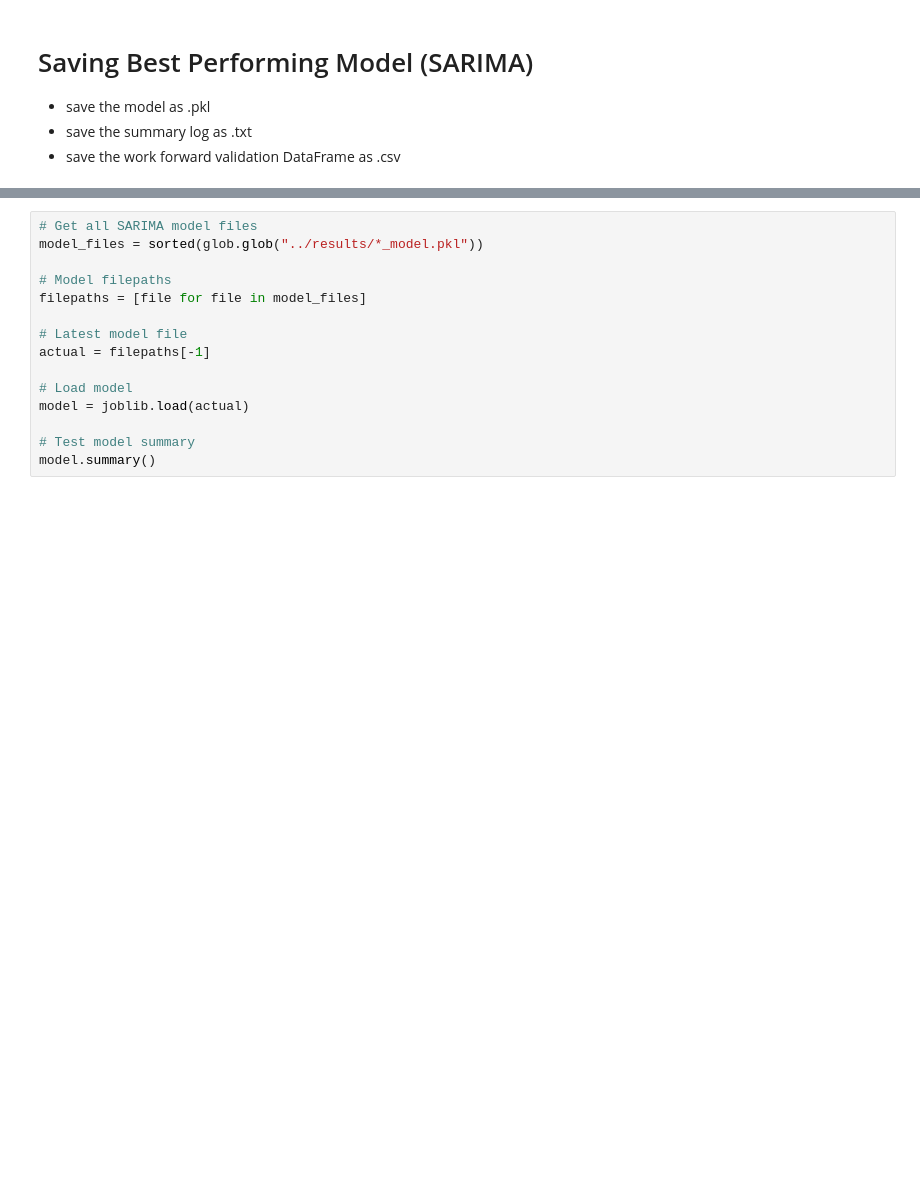
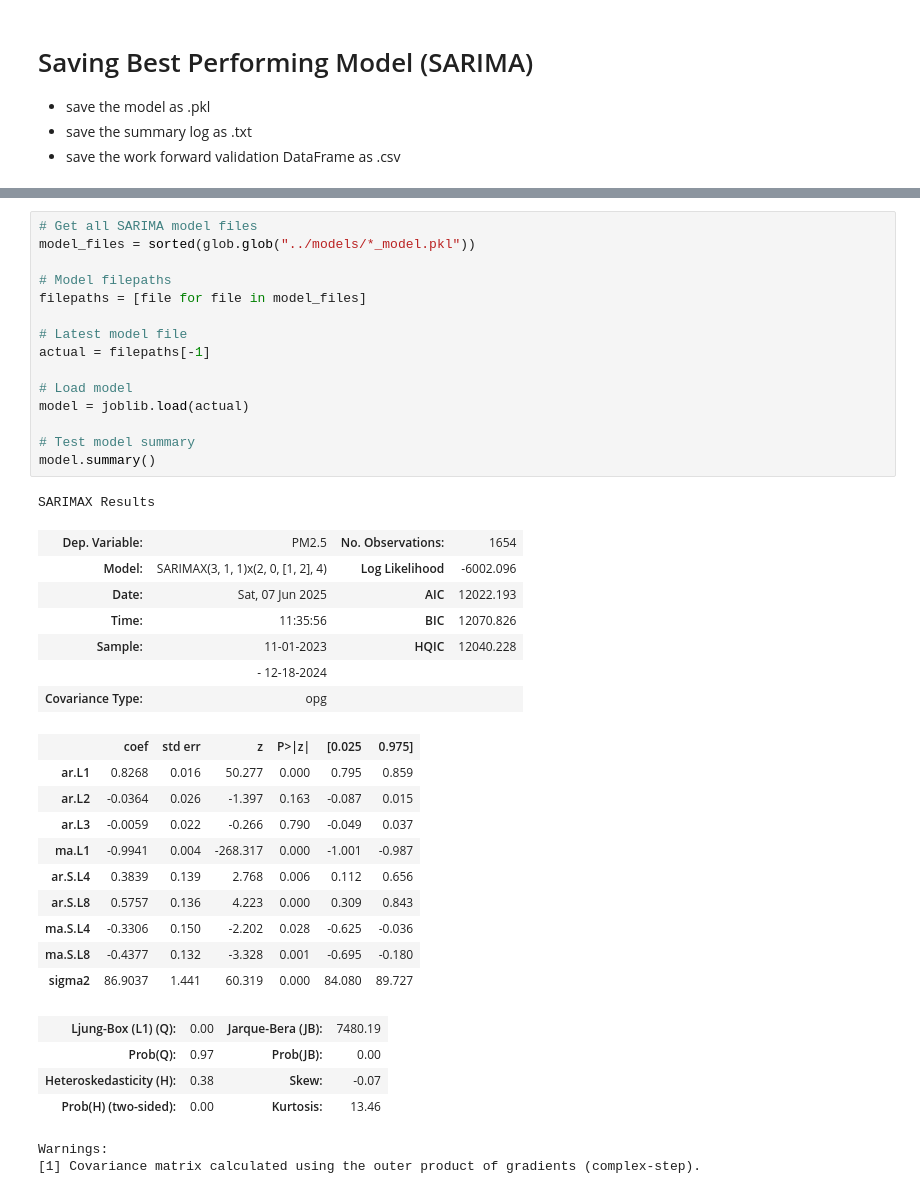
Before and after one commit to Bjoshua25/AIR-QUALITY-PREDICTION-IN-LAGOS, a Jupyter notebook: notebooks/models.ipynb, the cells around one changed output, grey strips where cells are left out. Saved outputs shown, nothing was run; the diff lists cells and outputs as text; blank space fills up the shorter version.

```diff
--- a/notebooks/models.ipynb
+++ b/notebooks/models.ipynb
@@ -472,18 +560,43 @@ with open(os.path.join(result_dir, summary_filename), "w") as f:
     f.write(str(sarima_result.summary()))
 # %%
 # Get all SARIMA model files
-model_files = sorted(glob.glob("../results/*_model.pkl"))
+model_files = sorted(glob.glob("../models/*_model.pkl"))
 
 # Model filepaths
 filepaths = [file for file in model_files]
 
 # Latest model file
 actual = filepaths[-1]
 
 # Load model
 model = joblib.load(actual)
 
 # Test model summary
 model.summary()
+# %% [output]
+SARIMAX Results
+| Dep. Variable: | PM2.5 | No. Observations: | 1654 |
+| Model: | SARIMAX(3, 1, 1)x(2, 0, [1, 2], 4) | Log Likelihood | -6002.096 |
+| Date: | Sat, 07 Jun 2025 | AIC | 12022.193 |
+| Time: | 11:35:56 | BIC | 12070.826 |
+| Sample: | 11-01-2023 | HQIC | 12040.228 |
+|  | - 12-18-2024 |  |  |
+| Covariance Type: | opg |  |  |
+|  | coef | std err | z | P>|z| | [0.025 | 0.975] |
+| ar.L1 | 0.8268 | 0.016 | 50.277 | 0.000 | 0.795 | 0.859 |
+| ar.L2 | -0.0364 | 0.026 | -1.397 | 0.163 | -0.087 | 0.015 |
+| ar.L3 | -0.0059 | 0.022 | -0.266 | 0.790 | -0.049 | 0.037 |
+| ma.L1 | -0.9941 | 0.004 | -268.317 | 0.000 | -1.001 | -0.987 |
+| ar.S.L4 | 0.3839 | 0.139 | 2.768 | 0.006 | 0.112 | 0.656 |
+| ar.S.L8 | 0.5757 | 0.136 | 4.223 | 0.000 | 0.309 | 0.843 |
+| ma.S.L4 | -0.3306 | 0.150 | -2.202 | 0.028 | -0.625 | -0.036 |
+| ma.S.L8 | -0.4377 | 0.132 | -3.328 | 0.001 | -0.695 | -0.180 |
+| sigma2 | 86.9037 | 1.441 | 60.319 | 0.000 | 84.080 | 89.727 |
+| Ljung-Box (L1) (Q): | 0.00 | Jarque-Bera (JB): | 7480.19 |
+| Prob(Q): | 0.97 | Prob(JB): | 0.00 |
+| Heteroskedasticity (H): | 0.38 | Skew: | -0.07 |
+| Prob(H) (two-sided): | 0.00 | Kurtosis: | 13.46 |
+Warnings:
+[1] Covariance matrix calculated using the outer product of gradients (complex-step).
 # %%
 # Load Latest WFV DataFrame
```
Also changed, not shown: parts of 17 cells of this notebook, 28 other files.
